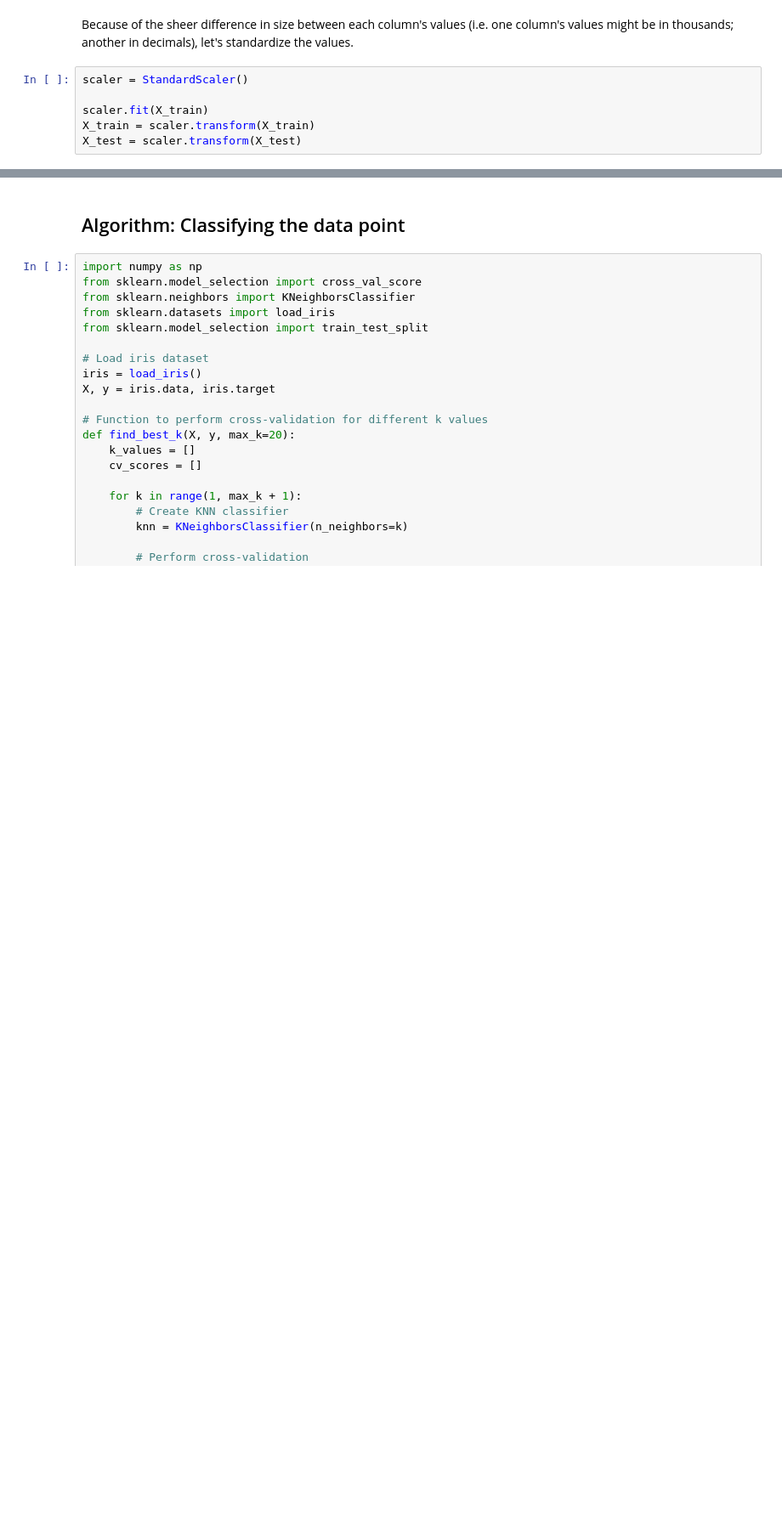
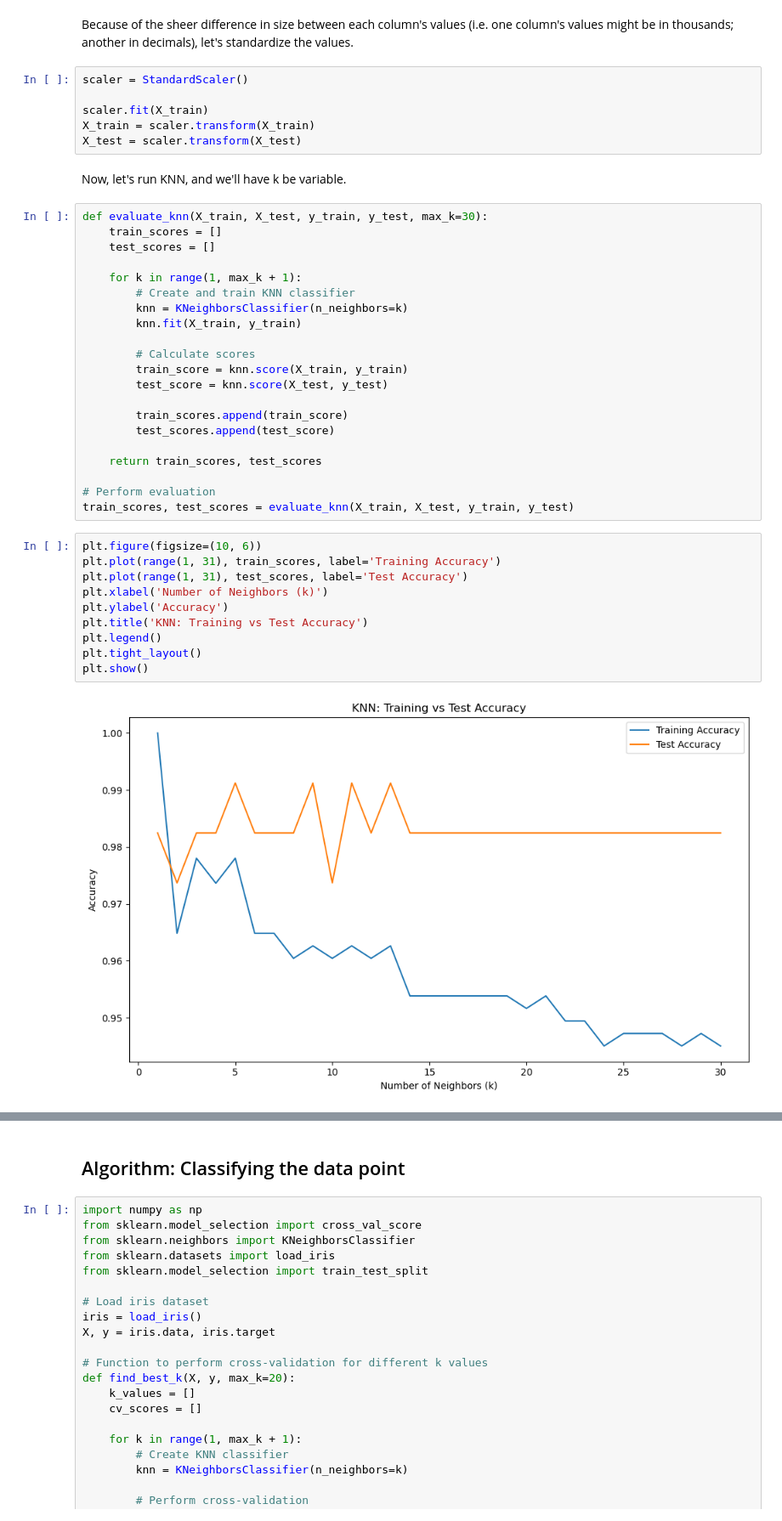
Before and after one commit to add0794/knn-breast-cancer-prediction, a Jupyter notebook: main.ipynb, the cells around one changed output, grey strips where cells are left out. Shown at 85% size. Drawn from its saved outputs; the diff is of its cells as text; blank space fills up the shorter version.

```diff
--- a/main.ipynb
+++ b/main.ipynb
@@ -172,3 +173,38 @@ scaler = StandardScaler()
 scaler.fit(X_train)
 X_train = scaler.transform(X_train)
 X_test = scaler.transform(X_test)
+# %% [markdown]
+Now, let's run KNN, and we'll have k be variable.
+# %%
+def evaluate_knn(X_train, X_test, y_train, y_test, max_k=30):
+    train_scores = []
+    test_scores = []
+
+    for k in range(1, max_k + 1):
+        # Create and train KNN classifier
+        knn = KNeighborsClassifier(n_neighbors=k)
+        knn.fit(X_train, y_train)
+
+        # Calculate scores
+        train_score = knn.score(X_train, y_train)
+        test_score = knn.score(X_test, y_test)
+
+        train_scores.append(train_score)
+        test_scores.append(test_score)
+
+    return train_scores, test_scores
+
+# Perform evaluation
+train_scores, test_scores = evaluate_knn(X_train, X_test, y_train, y_test)
+# %%
+plt.figure(figsize=(10, 6))
+plt.plot(range(1, 31), train_scores, label='Training Accuracy')
+plt.plot(range(1, 31), test_scores, label='Test Accuracy')
+plt.xlabel('Number of Neighbors (k)')
+plt.ylabel('Accuracy')
+plt.title('KNN: Training vs Test Accuracy')
+plt.legend()
+plt.tight_layout()
+plt.show()
+# %% [output]
+[figure, added]
```
Also changed, not shown: parts of 9 cells of this notebook.
